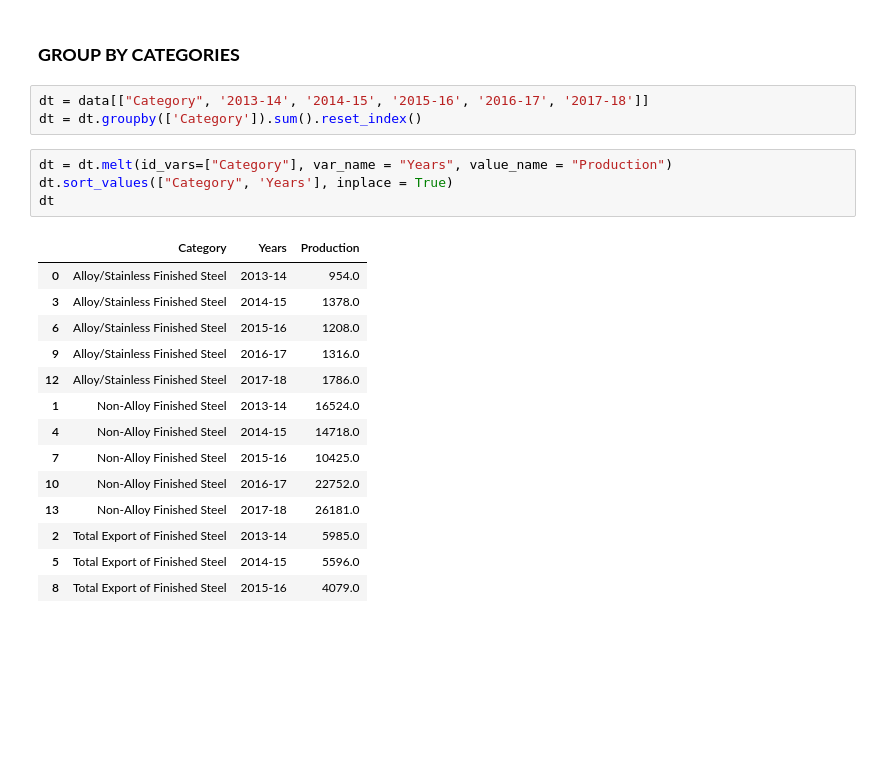
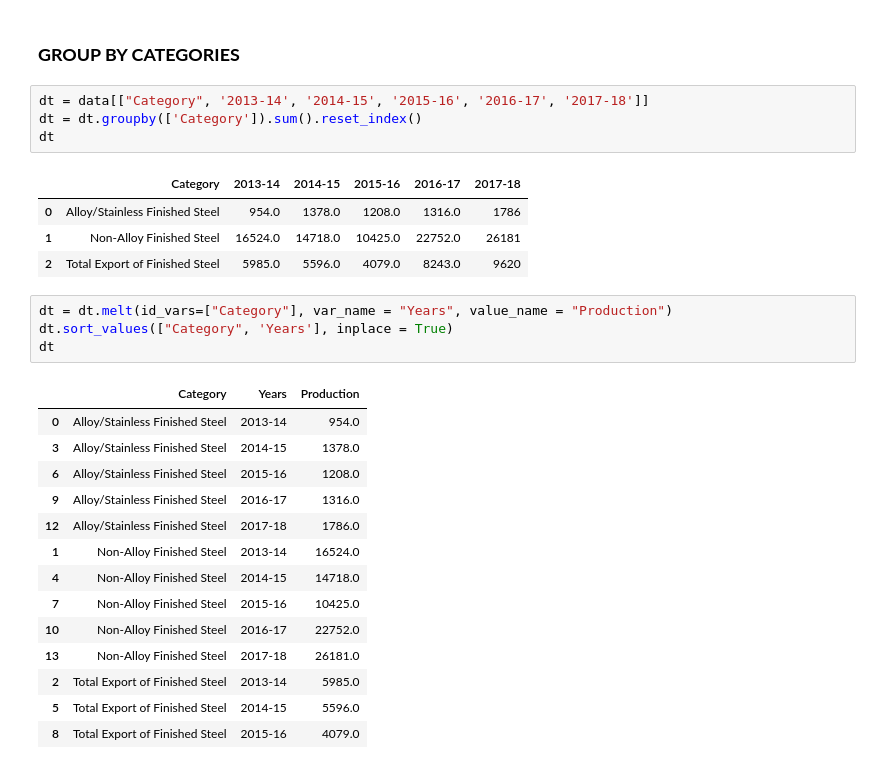
Before and after one commit to Utpal-Mishra/Zerve, a Jupyter notebook: ZerveIndiaSteelExport.ipynb, the cells around one changed output. Cells and saved outputs as stored; diff of their text form; blank space fills up the shorter version.

```diff
--- a/ZerveIndiaSteelExport.ipynb
+++ b/ZerveIndiaSteelExport.ipynb
@@ -161,6 +161,12 @@ fig.show()
 # %%
 dt = data[["Category", '2013-14', '2014-15', '2015-16', '2016-17', '2017-18']]
 dt = dt.groupby(['Category']).sum().reset_index()
+dt
+# %% [output]
+|  | Category | 2013-14 | 2014-15 | 2015-16 | 2016-17 | 2017-18 |
+| 0 | Alloy/Stainless Finished Steel | 954.0 | 1378.0 | 1208.0 | 1316.0 | 1786 |
+| 1 | Non-Alloy Finished Steel | 16524.0 | 14718.0 | 10425.0 | 22752.0 | 26181 |
+| 2 | Total Export of Finished Steel | 5985.0 | 5596.0 | 4079.0 | 8243.0 | 9620 |
 # %%
 dt = dt.melt(id_vars=["Category"], var_name = "Years", value_name = "Production")
 dt.sort_values(["Category", 'Years'], inplace = True)
```
Also changed, not shown: parts of 8 cells of this notebook.
